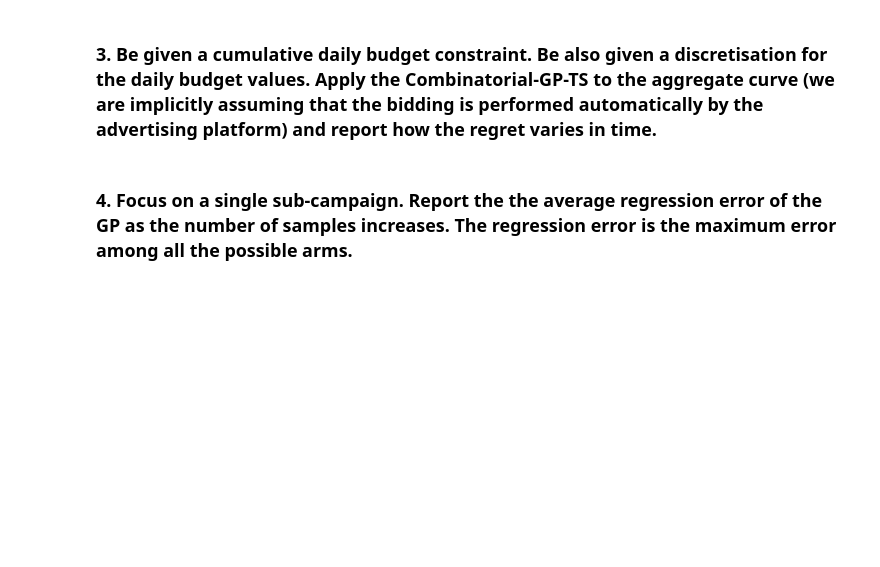
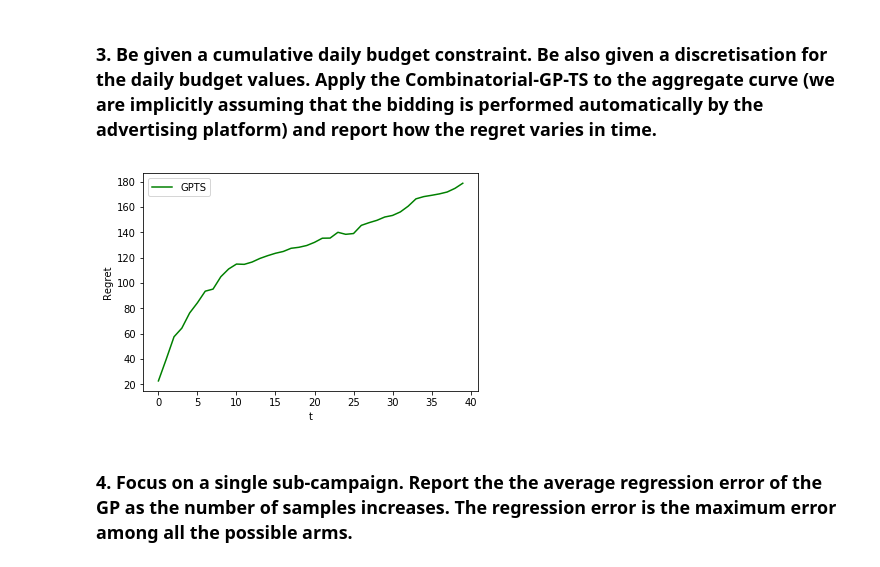
Before and after one commit to filipkrasniqi/DIA, a Jupyter notebook: DIA Project - Part 3.ipynb, the cells around one changed output. Cells and saved outputs as stored; diff of their text form; code cells hidden in the pictures; blank space fills up the shorter version.

```diff
--- a/DIA Project - Part 3.ipynb
+++ b/DIA Project - Part 3.ipynb
@@ -188,3 +237,54 @@ plt.plot(budgets, table_result[-1])
+# %%
+# map the daily budget to the corresponding number of click
+def fun(x):
+    slope = 1
+    return (1 - np.exp(-slope*x)) * 100
+
+class Bidding_Environment():
+    def __init__(self, daily_budgets, sigma):
+        self.daily_budgets = daily_budgets
+        # self.means = fun(daily_budgets)
+        self.means = table_result[-1]
+        self.sigmas = np.ones(len(daily_budgets))*sigma
+
+    def round(self, pulled_arm):
+        return np.random.normal(self.means[pulled_arm],self.sigmas[pulled_arm])
+# %%
+'''n_arms = 20
+min_daily_budget = 0.0
+# parameter in input
+max_daily_budget = 3.0
+# linspace generates random numbers in ascent order, extracted from the given interval
+daily_budget = np.linspace(min_daily_budget, max_daily_budget, n_arms)'''
+
+# from filip bidding env
+sigma = 10
+
+T = 40
+
+n_experiments = 30
+gpts_rewards_per_experiment = []
+
+for e in range(0, n_experiments):
+    env = Bidding_Environment(daily_budgets=budgets, sigma=sigma)
+    gpts_learner = GPTS_Learner(n_arms=len(budgets), arms=budgets)
+
+    for t in range(0, T):
+        pulled_arm = gpts_learner.pull_arm()
+        reward = env.round(pulled_arm)
+        gpts_learner.update(pulled_arm, reward)
+
+    gpts_rewards_per_experiment.append(gpts_learner.collected_rewards)
+
+opt = np.max(env.means)
+plt.figure(0)
+plt.xlabel("t")
+plt.ylabel("Regret")
+plt.plot(np.cumsum(np.mean(opt - gpts_rewards_per_experiment, axis=0)), 'g')  # Green color for GPTS
+plt.legend(["GPTS"])
+plt.show()
+# %% [output]
+[figure, added]
 # %% [markdown]
 ### 4. Focus on a single sub-campaign. Report the the average regression error of the GP as the number of samples increases. The regression error is the maximum error among all the possible arms.
 # %% [markdown]
```
Also changed, not shown: parts of 10 cells of this notebook.
